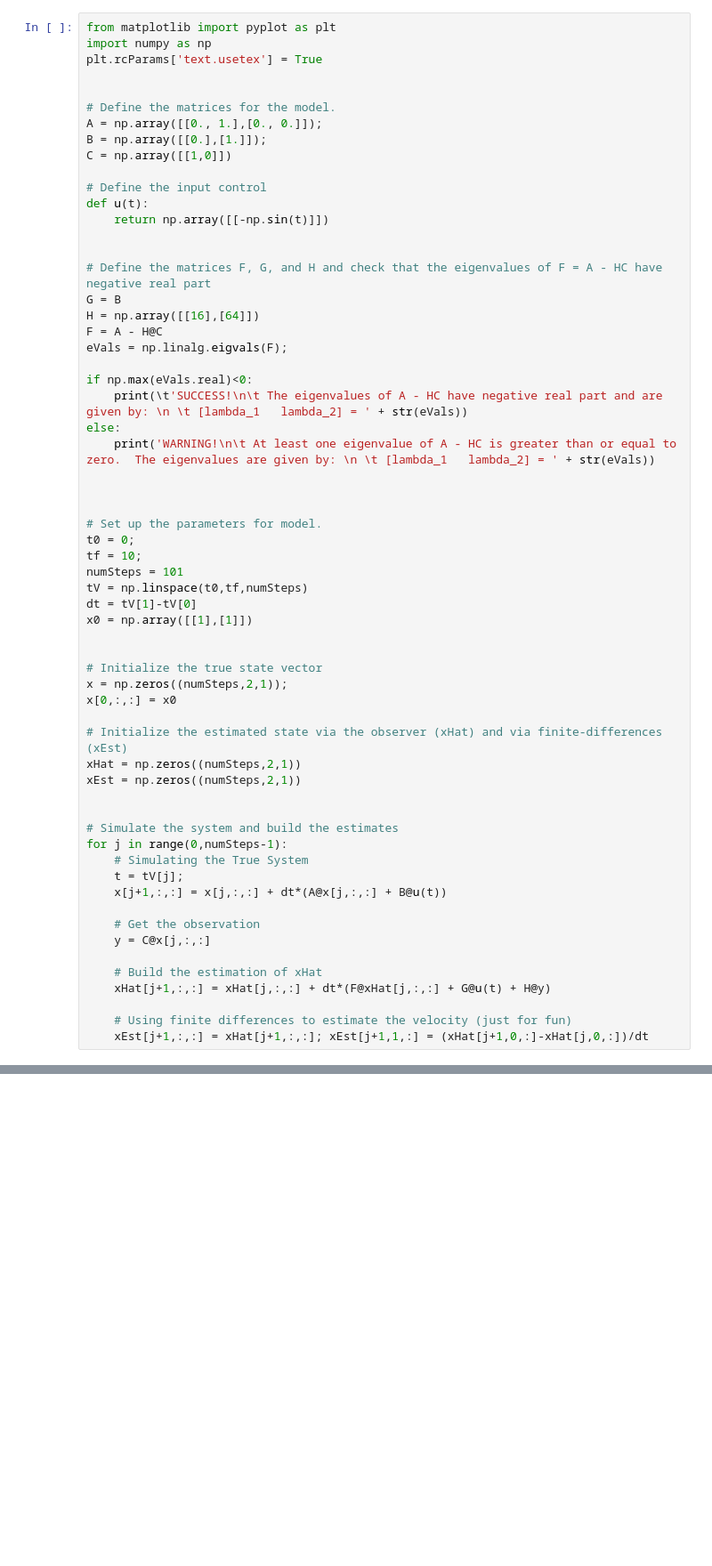
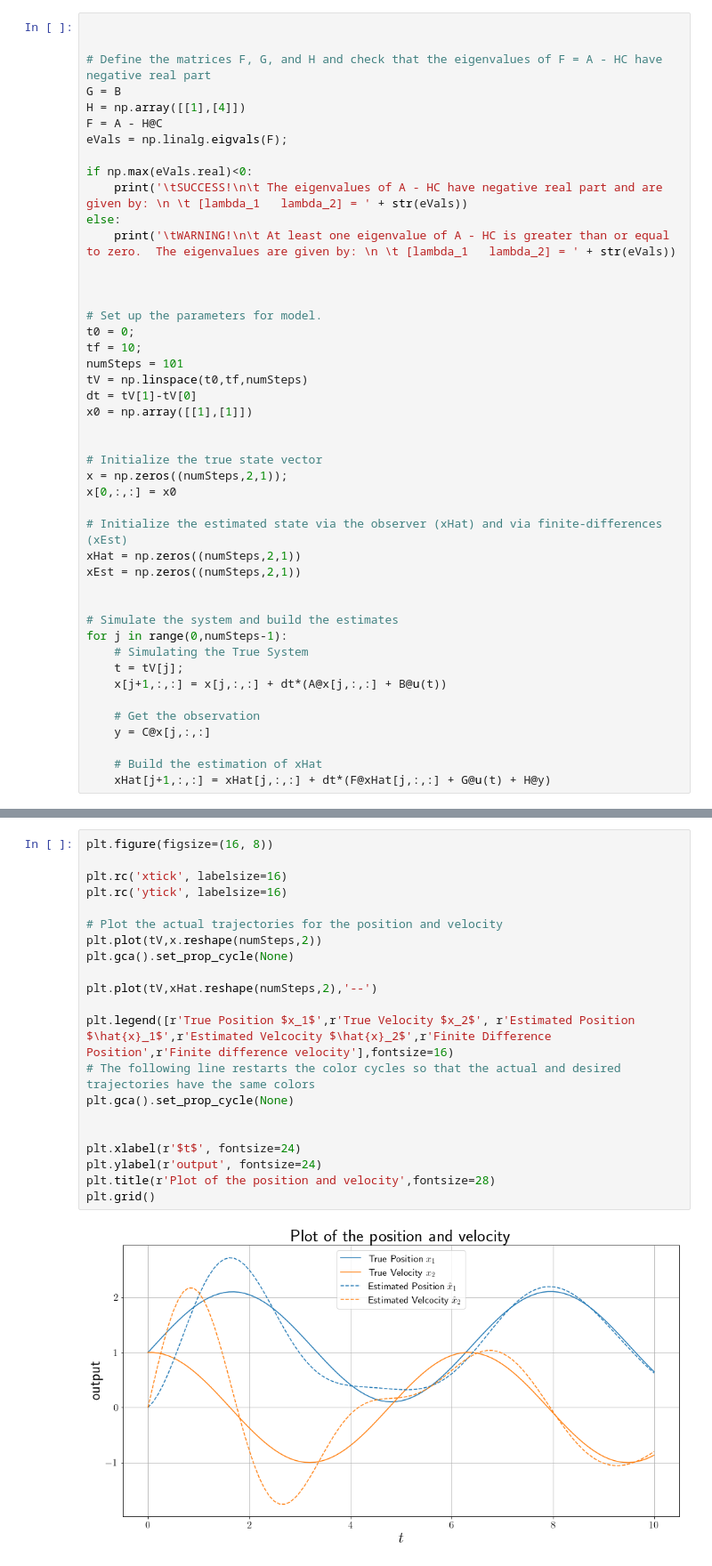
Before and after one commit to oliveras/Optimal_Estimation_and_Control_Spring_2022, a Jupyter notebook: Luenberger_Observer_Example.ipynb, the cells around one changed output, grey strips where cells are left out. Shown: that part at 89% size. Cells and saved outputs as stored; diff of their text form; blank space fills up the shorter version.

```diff
--- a/Luenberger_Observer_Example.ipynb
+++ b/Luenberger_Observer_Example.ipynb
@@ -27,29 +75,16 @@ In the section below, we define the
 # %%
-from matplotlib import pyplot as plt
-import numpy as np
-plt.rcParams['text.usetex'] = True
-
-
-# Define the matrices for the model.
-A = np.array([[0., 1.],[0., 0.]]);
-B = np.array([[0.],[1.]]);
-C = np.array([[1,0]])
-
-# Define the input control
-def u(t):
-    return np.array([[-np.sin(t)]])
 
 
 # Define the matrices F, G, and H and check that the eigenvalues of F = A - HC have negative real part
 G = B
-H = np.array([[16],[64]])
+H = np.array([[1],[4]])
 F = A - H@C
 eVals = np.linalg.eigvals(F);
 
 if np.max(eVals.real)<0:
-    print(\t'SUCCESS!\n\t The eigenvalues of A - HC have negative real part and are given by: \n \t [lambda_1   lambda_2] = ' + str(eVals))
+    print('\tSUCCESS!\n\t The eigenvalues of A - HC have negative real part and are given by: \n \t [lambda_1   lambda_2] = ' + str(eVals))
 else:
-    print('WARNING!\n\t At least one eigenvalue of A - HC is greater than or equal to zero.  The eigenvalues are given by: \n \t [lambda_1   lambda_2] = ' + str(eVals))
+    print('\tWARNING!\n\t At least one eigenvalue of A - HC is greater than or equal to zero.  The eigenvalues are given by: \n \t [lambda_1   lambda_2] = ' + str(eVals))
 
 
 
@@ -82,7 +117,4 @@ for j in range(0,numSteps-1):
 
     # Build the estimation of xHat
     xHat[j+1,:,:] = xHat[j,:,:] + dt*(F@xHat[j,:,:] + G@u(t) + H@y)
-
-    # Using finite differences to estimate the velocity (just for fun)
-    xEst[j+1,:,:] = xHat[j+1,:,:]; xEst[j+1,1,:] = (xHat[j+1,0,:]-xHat[j,0,:])/dt
 # %% [output]
@@ -93,0 +126,23 @@ SUCCESS!
+# %%
+plt.figure(figsize=(16, 8))
+
+plt.rc('xtick', labelsize=16)
+plt.rc('ytick', labelsize=16)
+
+# Plot the actual trajectories for the position and velocity
+plt.plot(tV,x.reshape(numSteps,2))
+plt.gca().set_prop_cycle(None)
+
+plt.plot(tV,xHat.reshape(numSteps,2),'--')
+
+plt.legend([r'True Position $x_1$',r'True Velocity $x_2$', r'Estimated Position $\hat{x}_1$',r'Estimated Velcocity $\hat{x}_2$',r'Finite Difference Position',r'Finite difference velocity'],fontsize=16)
+# The following line restarts the color cycles so that the actual and desired trajectories have the same colors
+plt.gca().set_prop_cycle(None)
+
+
+plt.xlabel(r'$t$', fontsize=24)
+plt.ylabel(r'output', fontsize=24)
+plt.title(r'Plot of the position and velocity',fontsize=28)
+plt.grid()
+# %% [output]
+[figure, added]
```
Also changed, not shown: parts of 20 cells of this notebook, 1 other file.
